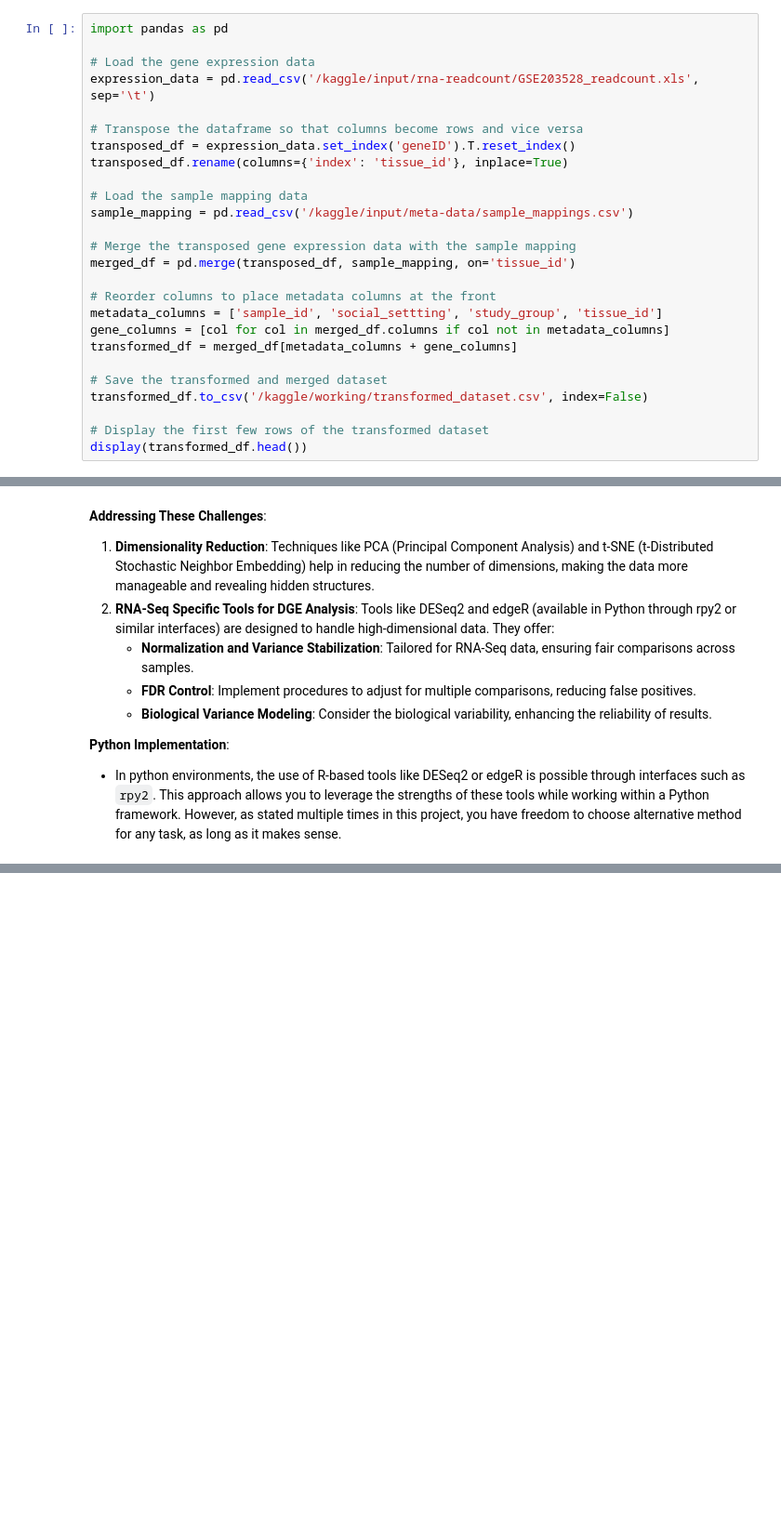
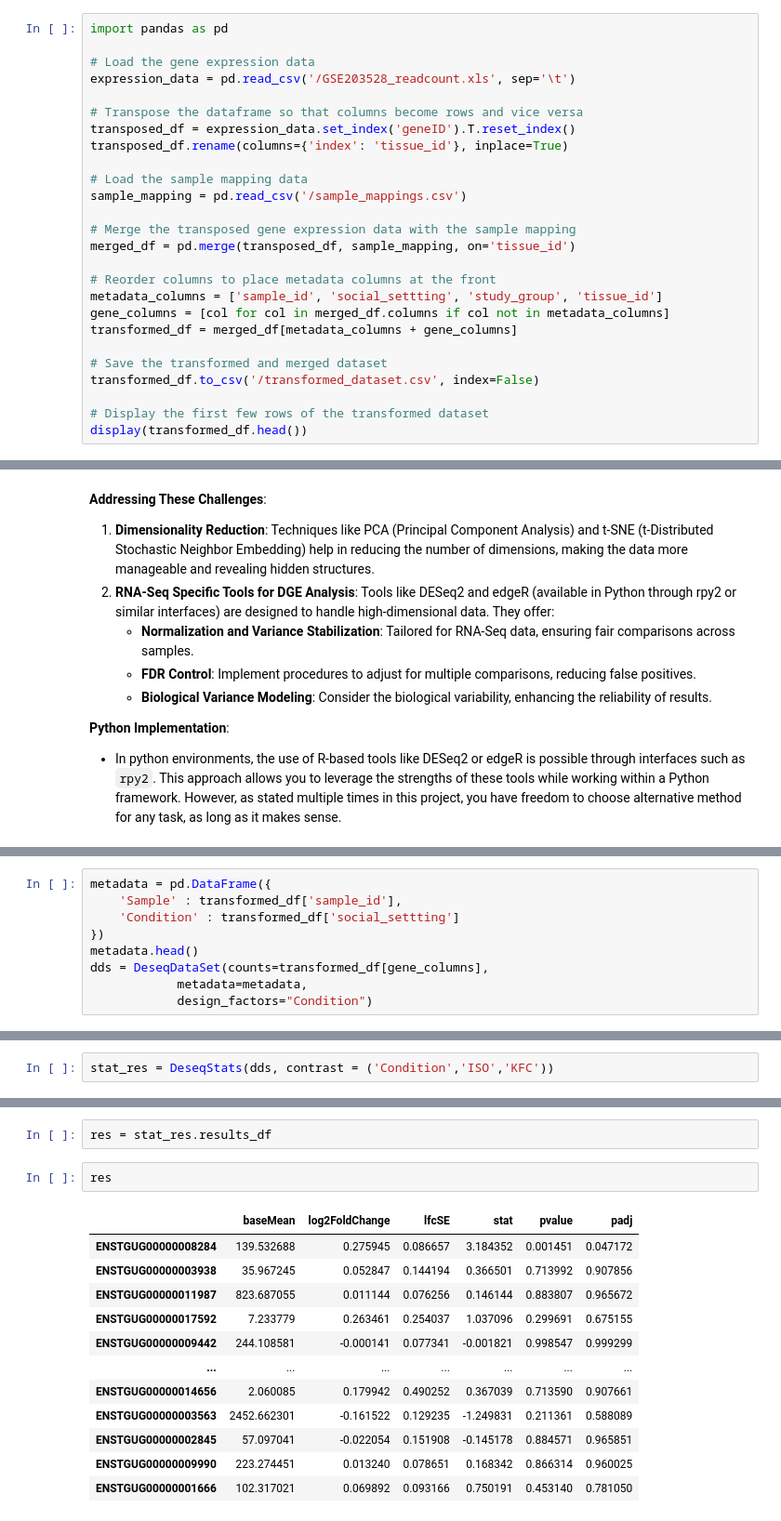
Before and after one commit to taranehkhosrojerdi/Intro-to-Bioinformatics-course-project, a Jupyter notebook: Neural and Immunological Responses of Zebra Finches/Songbird-Study.ipynb, the cells around one changed output, grey strips where cells are left out. Shown at 93% size. Cells and saved outputs as stored; diff of their text form; blank space fills up the shorter version.

```diff
--- a/Neural and Immunological Responses of Zebra Finches/Songbird-Study.ipynb
+++ b/Neural and Immunological Responses of Zebra Finches/Songbird-Study.ipynb
@@ -252,14 +225,14 @@ This approach will create a dataset better suited for exploratory data analysis,
 import pandas as pd
 
 # Load the gene expression data
-expression_data = pd.read_csv('/kaggle/input/rna-readcount/GSE203528_readcount.xls', sep='\t')
+expression_data = pd.read_csv('/GSE203528_readcount.xls', sep='\t')
 
 # Transpose the dataframe so that columns become rows and vice versa
 transposed_df = expression_data.set_index('geneID').T.reset_index()
 transposed_df.rename(columns={'index': 'tissue_id'}, inplace=True)
 
 # Load the sample mapping data
-sample_mapping = pd.read_csv('/kaggle/input/meta-data/sample_mappings.csv')
+sample_mapping = pd.read_csv('/sample_mappings.csv')
 
 # Merge the transposed gene expression data with the sample mapping
 merged_df = pd.merge(transposed_df, sample_mapping, on='tissue_id')
@@ -270,7 +243,7 @@ gene_columns = [col for col in merged_df.columns if col not in metadata_columns]
 transformed_df = merged_df[metadata_columns + gene_columns]
 
 # Save the transformed and merged dataset
-transformed_df.to_csv('/kaggle/working/transformed_dataset.csv', index=False)
+transformed_df.to_csv('/transformed_dataset.csv', index=False)
 
 # Display the first few rows of the transformed dataset
 display(transformed_df.head())
@@ -613,0 +548,9 @@ Successfully installed anndata-0.10.5.post1 array-api-compat-1.4.1 natsort-8.4.0
+# %%
+metadata = pd.DataFrame({
+    'Sample' : transformed_df['sample_id'],
+    'Condition' : transformed_df['social_settting']
+})
+metadata.head()
+dds = DeseqDataSet(counts=transformed_df[gene_columns],
+            metadata=metadata,
+            design_factors="Condition")
@@ -613,0 +586,2 @@ Successfully installed anndata-0.10.5.post1 array-api-compat-1.4.1 natsort-8.4.0
+# %%
+stat_res = DeseqStats(dds, contrast = ('Condition','ISO','KFC'))
@@ -613,0 +610,17 @@ Successfully installed anndata-0.10.5.post1 array-api-compat-1.4.1 natsort-8.4.0
+# %%
+res = stat_res.results_df
+# %%
+res
+# %% [output]
+|  | baseMean | log2FoldChange | lfcSE | stat | pvalue | padj |
+| ENSTGUG00000008284 | 139.532688 | 0.275945 | 0.086657 | 3.184352 | 0.001451 | 0.047172 |
+| ENSTGUG00000003938 | 35.967245 | 0.052847 | 0.144194 | 0.366501 | 0.713992 | 0.907856 |
+| ENSTGUG00000011987 | 823.687055 | 0.011144 | 0.076256 | 0.146144 | 0.883807 | 0.965672 |
+| ENSTGUG00000017592 | 7.233779 | 0.263461 | 0.254037 | 1.037096 | 0.299691 | 0.675155 |
+| ENSTGUG00000009442 | 244.108581 | -0.000141 | 0.077341 | -0.001821 | 0.998547 | 0.999299 |
+| ... | ... | ... | ... | ... | ... | ... |
+| ENSTGUG00000014656 | 2.060085 | 0.179942 | 0.490252 | 0.367039 | 0.713590 | 0.907661 |
+| ENSTGUG00000003563 | 2452.662301 | -0.161522 | 0.129235 | -1.249831 | 0.211361 | 0.588089 |
+| ENSTGUG00000002845 | 57.097041 | -0.022054 | 0.151908 | -0.145178 | 0.884571 | 0.965851 |
+| ENSTGUG00000009990 | 223.274451 | 0.013240 | 0.078651 | 0.168342 | 0.866314 | 0.960025 |
+| ENSTGUG00000001666 | 102.317021 | 0.069892 | 0.093166 | 0.750191 | 0.453140 | 0.781050 |
```
Also changed, not shown: parts of 21 cells of this notebook.
